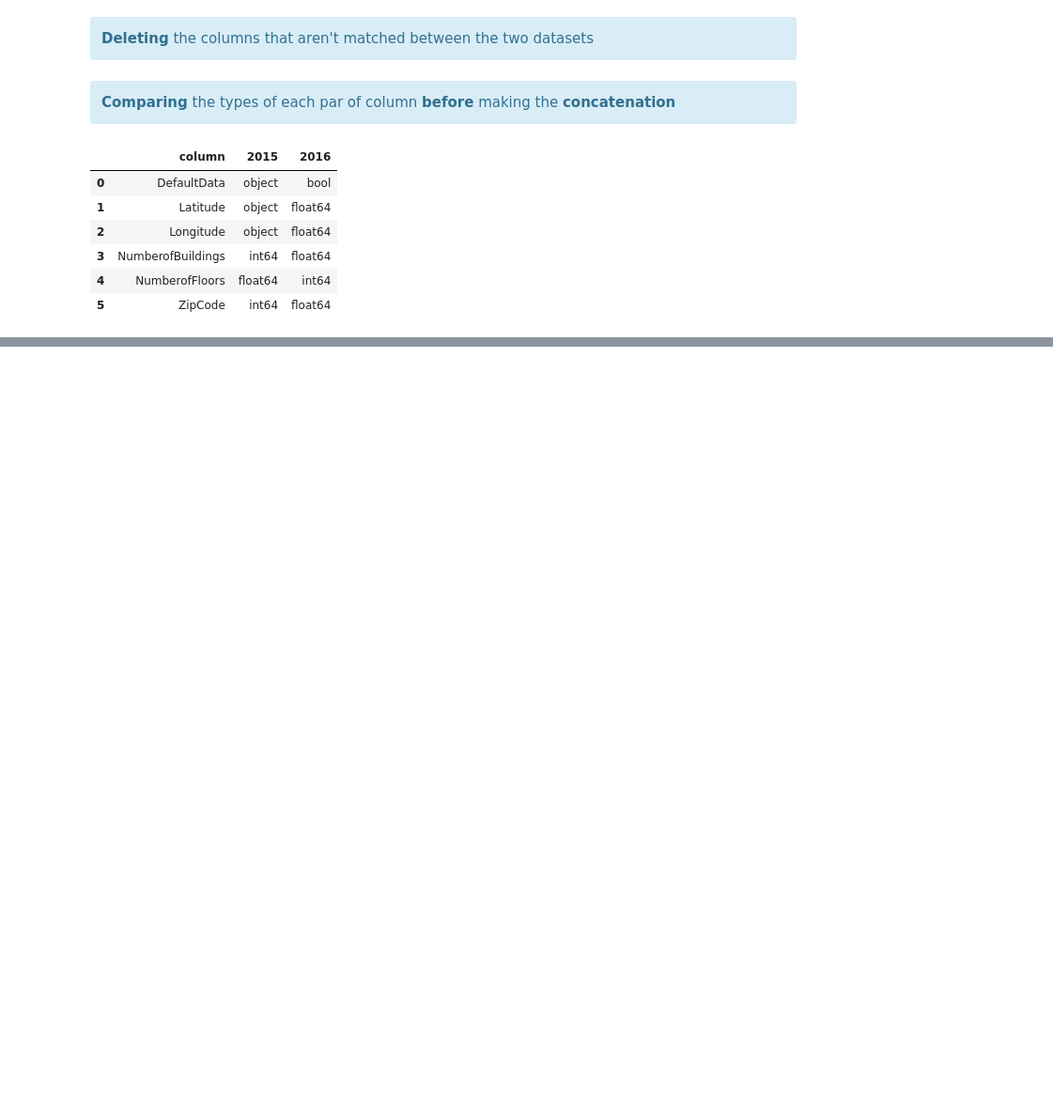
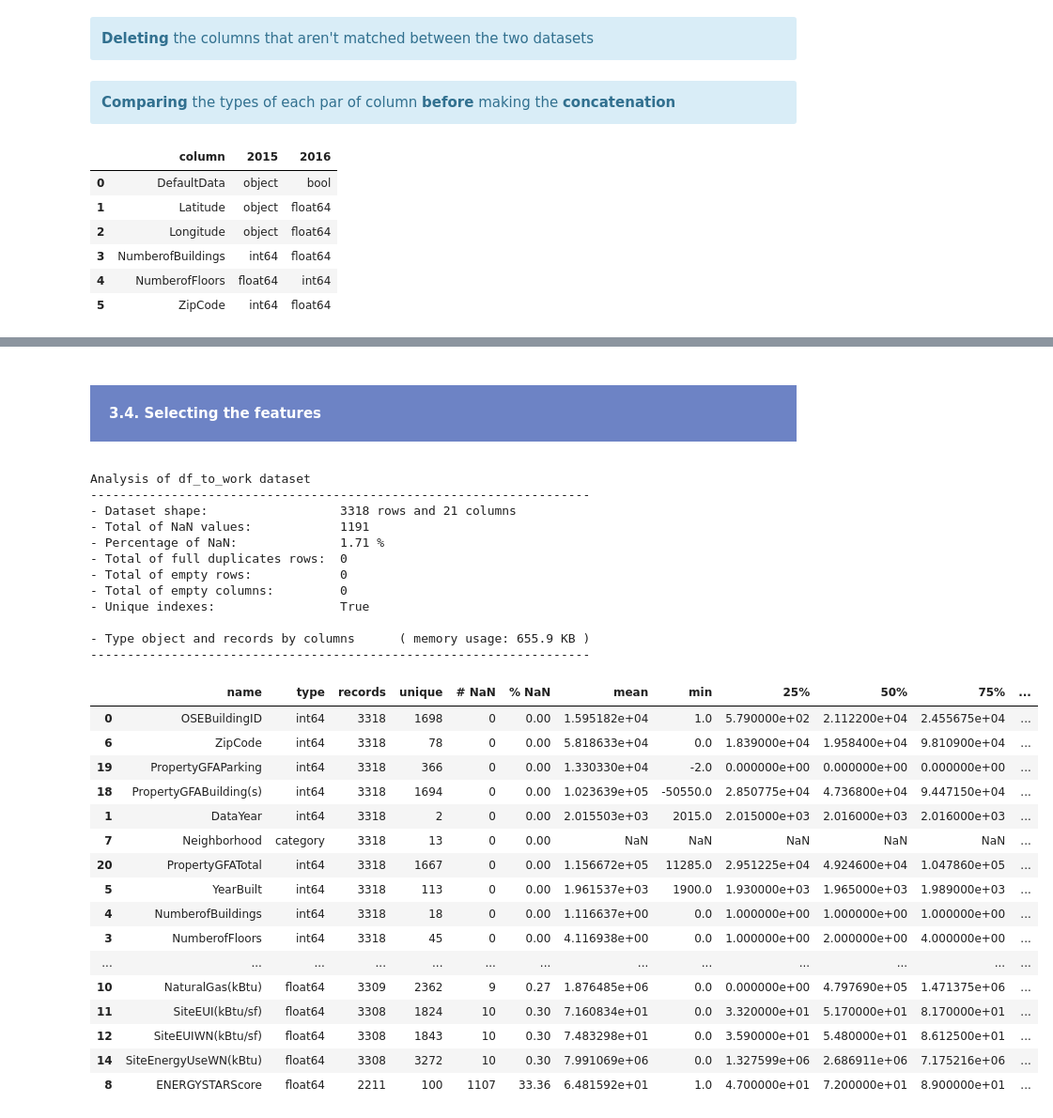
Before and after one commit to samirhinojosa/OC-P4-consumption-needs-of-buildings, a Jupyter notebook: cleaning_notebook.ipynb, the cells around one changed output, grey strips where cells are left out. Shown: that part at 94% size. Drawn from its saved outputs; the diff is of its cells as text; code cells hidden in the pictures; blank space fills up the shorter version.

```diff
--- a/cleaning_notebook.ipynb
+++ b/cleaning_notebook.ipynb
@@ -340,0 +545,2 @@ df_types_different
+# %%
+data = pd.DataFrame(data[~data["BuildingType"].str.contains("family", case=False, na=False).any(level=0)])
@@ -340,0 +588,5 @@ df_types_different
+# %%
+pd.set_option("display.max_rows", None) # show full of showing rows
+pd.set_option("display.max_columns", None) # show full of showing cols
+pd.set_option("max_colwidth", None) # show full width of showing cols
+data.head(10)
@@ -340,0 +605,45 @@ df_types_different
+# %% [markdown]
+<div style="background-color: #6D83C5;" >
+    <h4 style="margin: auto; padding: 20px; color:#fff; ">3.4. Selecting the features</h4>
+</div>
+# %%
+LIST_FEATURES = [
+    "OSEBuildingID", "DataYear", "PrimaryPropertyType", "NumberofFloors", "NumberofBuildings", "YearBuilt", "ZipCode", "Neighborhood",
+    "ENERGYSTARScore", "Electricity(kBtu)", "NaturalGas(kBtu)", "SiteEUI(kBtu/sf)", "SiteEUIWN(kBtu/sf)", "SiteEnergyUse(kBtu)",
+    "SiteEnergyUseWN(kBtu)", "SourceEUI(kBtu/sf)", "SourceEUIWN(kBtu/sf)", "SteamUse(kBtu)", "PropertyGFABuilding(s)", "PropertyGFAParking",
+    "PropertyGFATotal"
+]
+# %%
+df_to_work = pd.DataFrame(data[LIST_FEATURES])
+# %%
+df_analysis(df_to_work, "df_to_work", type_analysis="complete")
+# %% [output]
+Analysis of df_to_work dataset
+--------------------------------------------------------------------
+- Dataset shape:                  3318 rows and 21 columns
+- Total of NaN values:            1191
+- Percentage of NaN:              1.71 %
+- Total of full duplicates rows:  0
+- Total of empty rows:            0
+- Total of empty columns:         0
+- Unique indexes:                 True
+
+- Type object and records by columns      ( memory usage: 655.9 KB )
+--------------------------------------------------------------------
+|  | name | type | records | unique | # NaN | % NaN | mean | min | 25% | 50% | 75% | ... |
+| 0 | OSEBuildingID | int64 | 3318 | 1698 | 0 | 0.00 | 1.595182e+04 | 1.0 | 5.790000e+02 | 2.112200e+04 | 2.455675e+04 | ... |
+| 6 | ZipCode | int64 | 3318 | 78 | 0 | 0.00 | 5.818633e+04 | 0.0 | 1.839000e+04 | 1.958400e+04 | 9.810900e+04 | ... |
+| 19 | PropertyGFAParking | int64 | 3318 | 366 | 0 | 0.00 | 1.330330e+04 | -2.0 | 0.000000e+00 | 0.000000e+00 | 0.000000e+00 | ... |
+| 18 | PropertyGFABuilding(s) | int64 | 3318 | 1694 | 0 | 0.00 | 1.023639e+05 | -50550.0 | 2.850775e+04 | 4.736800e+04 | 9.447150e+04 | ... |
+| 1 | DataYear | int64 | 3318 | 2 | 0 | 0.00 | 2.015503e+03 | 2015.0 | 2.015000e+03 | 2.016000e+03 | 2.016000e+03 | ... |
+| 7 | Neighborhood | category | 3318 | 13 | 0 | 0.00 | NaN | NaN | NaN | NaN | NaN | ... |
+| 20 | PropertyGFATotal | int64 | 3318 | 1667 | 0 | 0.00 | 1.156672e+05 | 11285.0 | 2.951225e+04 | 4.924600e+04 | 1.047860e+05 | ... |
+| 5 | YearBuilt | int64 | 3318 | 113 | 0 | 0.00 | 1.961537e+03 | 1900.0 | 1.930000e+03 | 1.965000e+03 | 1.989000e+03 | ... |
+| 4 | NumberofBuildings | int64 | 3318 | 18 | 0 | 0.00 | 1.116637e+00 | 0.0 | 1.000000e+00 | 1.000000e+00 | 1.000000e+00 | ... |
+| 3 | NumberofFloors | int64 | 3318 | 45 | 0 | 0.00 | 4.116938e+00 | 0.0 | 1.000000e+00 | 2.000000e+00 | 4.000000e+00 | ... |
+| ... | ... | ... | ... | ... | ... | ... | ... | ... | ... | ... | ... | ... |
+| 10 | NaturalGas(kBtu) | float64 | 3309 | 2362 | 9 | 0.27 | 1.876485e+06 | 0.0 | 0.000000e+00 | 4.797690e+05 | 1.471375e+06 | ... |
+| 11 | SiteEUI(kBtu/sf) | float64 | 3308 | 1824 | 10 | 0.30 | 7.160834e+01 | 0.0 | 3.320000e+01 | 5.170000e+01 | 8.170000e+01 | ... |
+| 12 | SiteEUIWN(kBtu/sf) | float64 | 3308 | 1843 | 10 | 0.30 | 7.483298e+01 | 0.0 | 3.590000e+01 | 5.480000e+01 | 8.612500e+01 | ... |
+| 14 | SiteEnergyUseWN(kBtu) | float64 | 3308 | 3272 | 10 | 0.30 | 7.991069e+06 | 0.0 | 1.327599e+06 | 2.686911e+06 | 7.175216e+06 | ... |
+| 8 | ENERGYSTARScore | float64 | 2211 | 100 | 1107 | 33.36 | 6.481592e+01 | 1.0 | 4.700000e+01 | 7.200000e+01 | 8.900000e+01 | ... |
```
Also changed, not shown: parts of 40 cells of this notebook, 1 other file.
